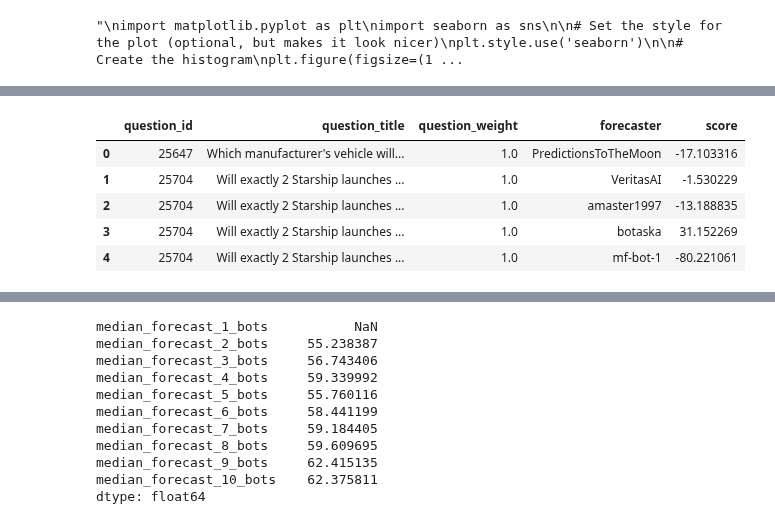
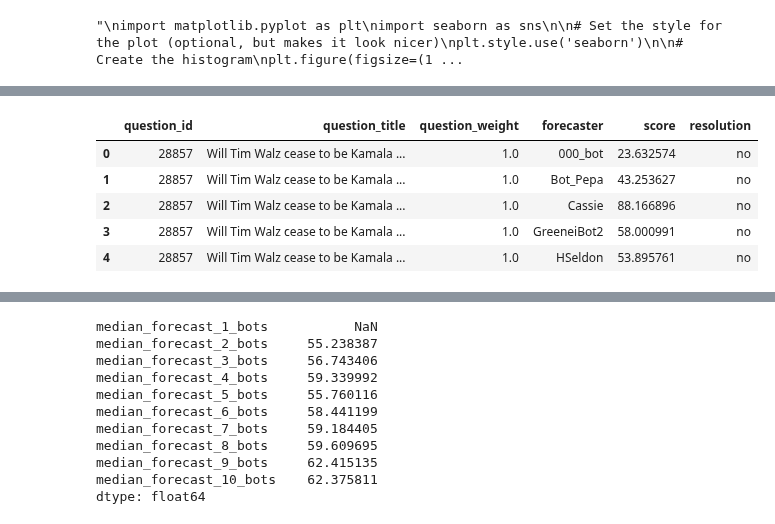
Before and after one commit to Metaculus/aib-analysis, a Jupyter notebook: Copy_of_AI_BENCHMARKING_LEADERBOARDS.ipynb, the cells around one changed output, grey strips where cells are left out. Cells and saved outputs as stored; diff of their text form; code cells hidden in the pictures.

```diff
--- a/Copy_of_AI_BENCHMARKING_LEADERBOARDS.ipynb
+++ b/Copy_of_AI_BENCHMARKING_LEADERBOARDS.ipynb
@@ -248,7 +255,7 @@ df_bot_baseline = df_bot_scores[df_bot_scores['score_type'] == 'baseline']
 # Take the LAST score for each (forecaster, question_id) pair
 df_bot_baseline = df_bot_baseline.groupby(['question_id', 'forecaster']).last().reset_index()
 
-# PEER
+# PEER (TK: SPOT PEER)
 df_bot_peer = df_bot_scores[df_bot_scores['score_type'] == 'peer']
 
 # Take the LAST score for each (forecaster, question_id) pair
@@ -259,47 +266,49 @@ df_bot_peer = df_bot_peer.groupby(['question_id', 'forecaster']).last().reset_in
 df_pros_scores = pd.read_csv('scores/pros_score_data.csv')
 
 # BASELINE
-df_pros_baseline = df_pros_scores.groupby(['question_id', 'forecaster']).last().reset_index()
+df_pros_baseline = df_pros_scores[df_pros_scores['score_type'] == 'baseline']
 
 # Take the LAST score for each (forecaster, question_id) pair
 df_pros_baseline = df_pros_baseline.groupby(['question_id', 'forecaster']).last().reset_index()
+df_pros_baseline_long = df_pros_baseline.copy()
 
 df_pros_peer = df_pros_scores[df_pros_scores['score_type'] == 'peer']
 
 # ADD THE BOT MEDIAN SPOT SCORE & REMOVE UNNECESSARY COLUMNS
-df_bot_baseline = df_bot_baseline[['question_id', 'question_title', 'question_weight', 'forecaster', 'score']]
+df_bot_baseline = df_bot_baseline[['question_id', 'question_title', 'question_weight', 'forecaster', 'score', 'resolution']]
 
 # Calculate medians and preserve metadata
 medians = (df_bot_baseline
     .groupby(['question_id', 'question_title', 'question_weight'])['score']
     .median()
     .reset_index()
     .assign(forecaster='bot_median')
 )
 
 # Combine with original data
 df_bot_baseline = pd.concat([df_bot_baseline, medians])
+df_bot_baseline_long = df_bot_baseline.copy()
 
 # DO THE SAME FOR DF_BOT_PEER
-df_bot_peer = df_bot_peer[['question_id', 'question_title', 'question_weight', 'forecaster', 'score']]
+df_bot_peer = df_bot_peer[['question_id', 'question_title', 'question_weight', 'forecaster', 'score', 'resolution']]
 
 # Get all columns except score and forecaster
 medians = (df_bot_peer
     .groupby(['question_id', 'question_title', 'question_weight'])['score']
     .median()
     .reset_index()
     .assign(forecaster='bot_median')
 )
 
 # Combine with original data
 df_bot_peer = pd.concat([df_bot_peer, medians])
 
-df_bot_baseline.head()
+df_bot_baseline_long.head()
 # %% [output]
-|  | question_id | question_title | question_weight | forecaster | score |
-| 0 | 25647 | Which manufacturer's vehicle will... | 1.0 | PredictionsToTheMoon | -17.103316 |
-| 1 | 25704 | Will exactly 2 Starship launches ... | 1.0 | VeritasAI | -1.530229 |
-| 2 | 25704 | Will exactly 2 Starship launches ... | 1.0 | amaster1997 | -13.188835 |
-| 3 | 25704 | Will exactly 2 Starship launches ... | 1.0 | botaska | 31.152269 |
-| 4 | 25704 | Will exactly 2 Starship launches ... | 1.0 | mf-bot-1 | -80.221061 |
+|  | question_id | question_title | question_weight | forecaster | score | resolution |
+| 0 | 28857 | Will Tim Walz cease to be Kamala ... | 1.0 | 000_bot | 23.632574 | no |
+| 1 | 28857 | Will Tim Walz cease to be Kamala ... | 1.0 | Bot_Pepa | 43.253627 | no |
+| 2 | 28857 | Will Tim Walz cease to be Kamala ... | 1.0 | Cassie | 88.166896 | no |
+| 3 | 28857 | Will Tim Walz cease to be Kamala ... | 1.0 | GreeneiBot2 | 58.000991 | no |
+| 4 | 28857 | Will Tim Walz cease to be Kamala ... | 1.0 | HSeldon | 53.895761 | no |
 # %%
```
Also changed, not shown: parts of 53 cells of this notebook, 4 other files.
